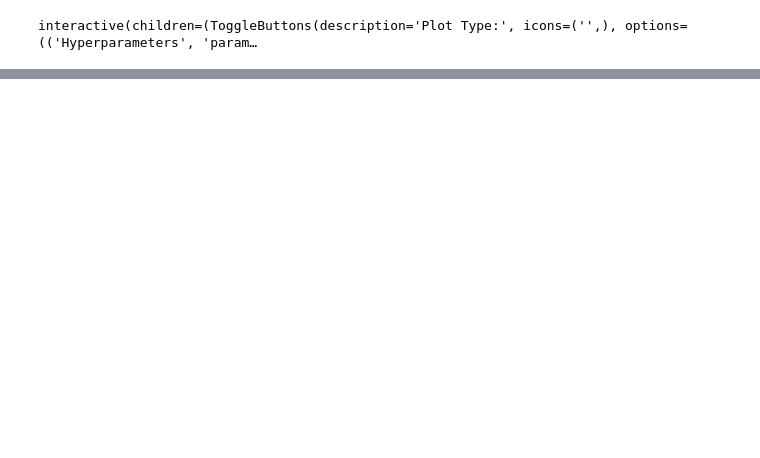
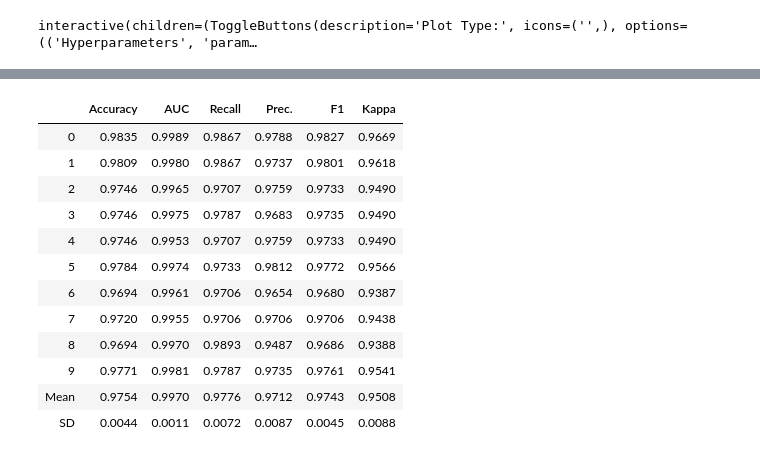
Before and after one commit to ksurasura/Capstone-2-NLP---Classify-Fake-News-, a Jupyter notebook: News Classification Project.ipynb, the cells around one changed output, grey strips where cells are left out. Cells and saved outputs as stored; diff of their text form; code cells hidden in the pictures; blank space fills up the shorter version.

```diff
--- a/News Classification Project.ipynb
+++ b/News Classification Project.ipynb
@@ -533,0 +558,16 @@ interactive(children=(ToggleButtons(description='Plot Type:', icons=('',), optio
+# %%
+LGBM = create_model('lightgbm')
+# %% [output]
+|  | Accuracy | AUC | Recall | Prec. | F1 | Kappa |
+| 0 | 0.9835 | 0.9989 | 0.9867 | 0.9788 | 0.9827 | 0.9669 |
+| 1 | 0.9809 | 0.9980 | 0.9867 | 0.9737 | 0.9801 | 0.9618 |
+| 2 | 0.9746 | 0.9965 | 0.9707 | 0.9759 | 0.9733 | 0.9490 |
+| 3 | 0.9746 | 0.9975 | 0.9787 | 0.9683 | 0.9735 | 0.9490 |
+| 4 | 0.9746 | 0.9953 | 0.9707 | 0.9759 | 0.9733 | 0.9490 |
+| 5 | 0.9784 | 0.9974 | 0.9733 | 0.9812 | 0.9772 | 0.9566 |
+| 6 | 0.9694 | 0.9961 | 0.9706 | 0.9654 | 0.9680 | 0.9387 |
+| 7 | 0.9720 | 0.9955 | 0.9706 | 0.9706 | 0.9706 | 0.9438 |
+| 8 | 0.9694 | 0.9970 | 0.9893 | 0.9487 | 0.9686 | 0.9388 |
+| 9 | 0.9771 | 0.9981 | 0.9787 | 0.9735 | 0.9761 | 0.9541 |
+| Mean | 0.9754 | 0.9970 | 0.9776 | 0.9712 | 0.9743 | 0.9508 |
+| SD | 0.0044 | 0.0011 | 0.0072 | 0.0087 | 0.0045 | 0.0088 |
```
Also changed, not shown: parts of 6 cells of this notebook.
